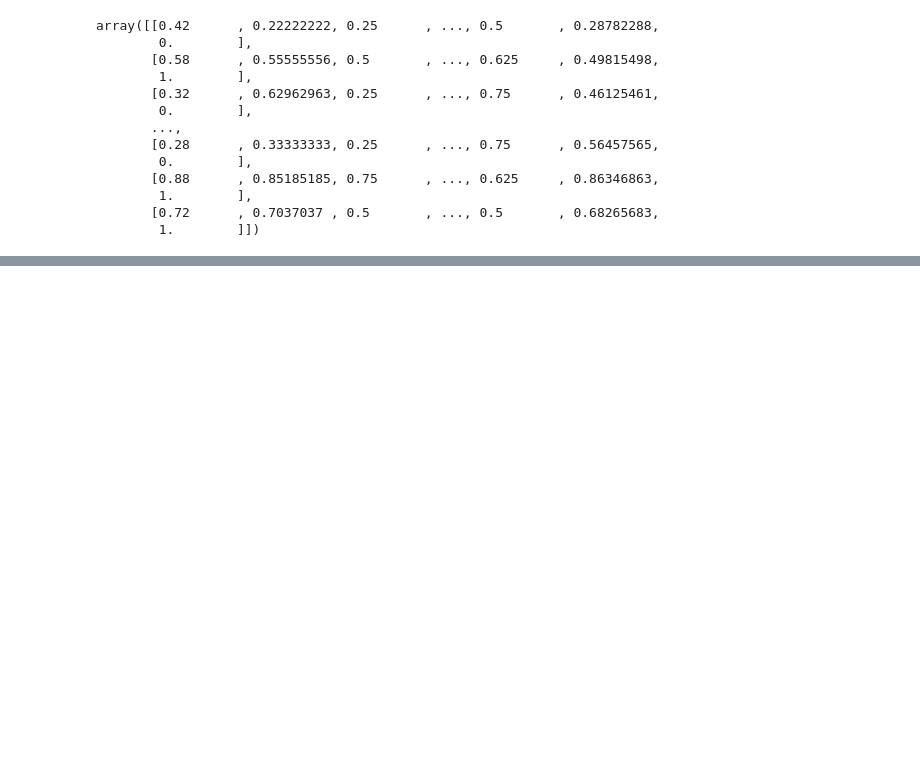
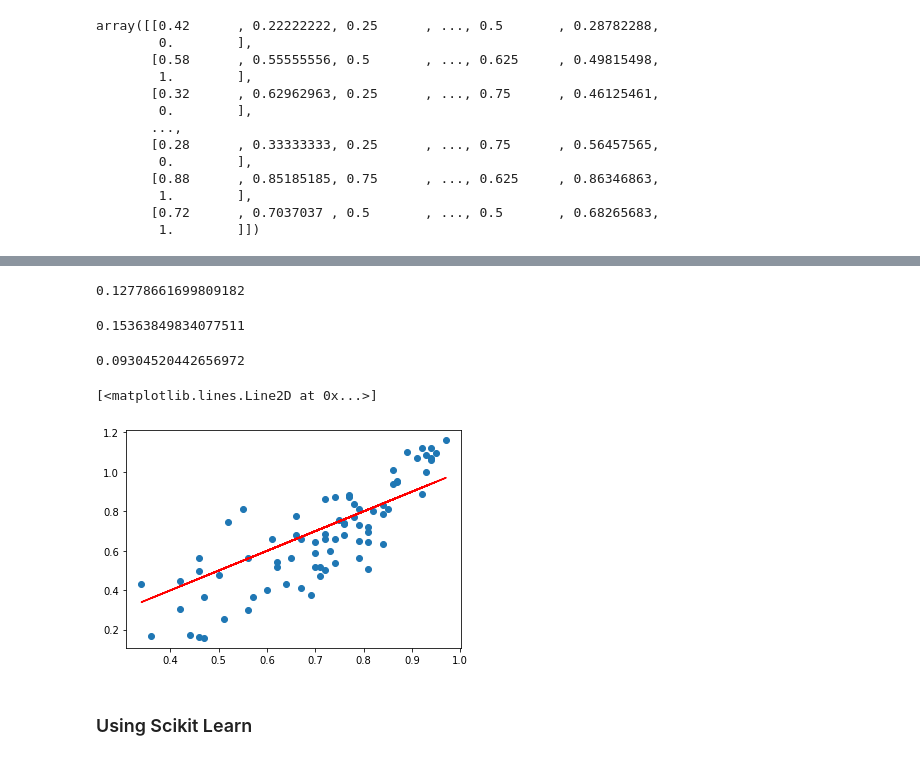
Before and after one commit to daniel-saeedi/SummerSchool-Project1, a Jupyter notebook: AdmissionChancePredictor.ipynb, the cells around one changed output, grey strips where cells are left out. Saved outputs shown, nothing was run; the diff lists cells and outputs as text; code cells hidden in the pictures; blank space fills up the shorter version.

```diff
--- a/AdmissionChancePredictor.ipynb
+++ b/AdmissionChancePredictor.ipynb
@@ -285,0 +290,5 @@ array([[0.42      , 0.22222222, 0.25      , ..., 0.5       , 0.28782288,
+# %%
+from numpy.linalg import inv
+X_train_transpose = np.transpose(X_train)
+theta = np.matmul(np.matmul(inv(np.matmul(X_train_transpose, X_train)),X_train_transpose),y_train)
+theta
@@ -285,0 +302,9 @@ array([[0.42      , 0.22222222, 0.25      , ..., 0.5       , 0.28782288,
+# %%
+def predict(theta, data):
+  predictions = []
+  for row in data :
+    predictions.append(np.inner(row, theta))
+  return predictions
+# %%
+predictions = predict(theta, X_test)
+predictions
@@ -285,0 +329,23 @@ array([[0.42      , 0.22222222, 0.25      , ..., 0.5       , 0.28782288,
+# %%
+mean_absolute_error(y_test,predictions)
+# %% [output]
+0.12778661699809182
+# %%
+np.sqrt(mean_squared_error(y_test,predictions))
+# %% [output]
+0.15363849834077511
+# %%
+explained_variance_score(y_test,predictions)
+# %% [output]
+0.09304520442656972
+# %%
+# Our predictions
+plt.scatter(y_test,predictions)
+
+# Perfect predictions
+plt.plot(y_test,y_test,'r')
+# %% [output]
+[<matplotlib.lines.Line2D at 0x...>]
+[figure, added]
+# %% [markdown]
+### Using Scikit Learn
```
Also changed, not shown: parts of 10 cells of this notebook.
